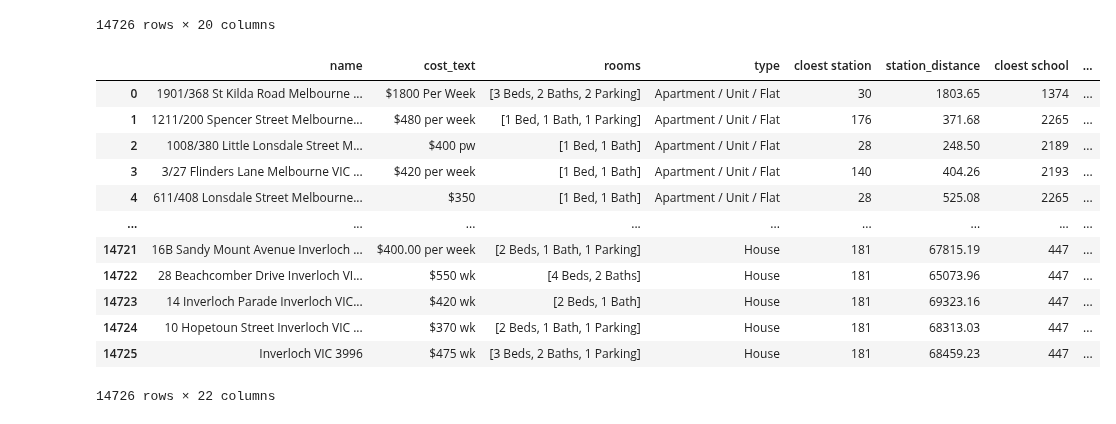
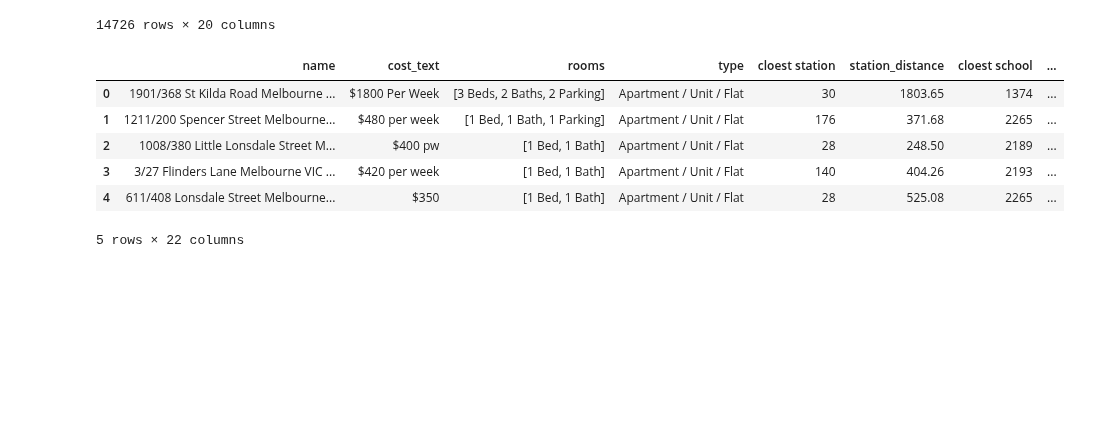
Before and after one commit to MAST30034-Applied-Data-Science/generic-real-estate-consulting-project-group-6, a Jupyter notebook: notebooks/preprocess_property2.0.ipynb, the cells around one changed output. Cells and saved outputs as stored; diff of their text form; code cells hidden in the pictures; blank space fills up the shorter version.

```diff
--- a/notebooks/preprocess_property2.0.ipynb
+++ b/notebooks/preprocess_property2.0.ipynb
@@ -274,20 +262,14 @@ SA2_shape_2016.set_crs(epsg=7844, inplace=True, allow_override=True)
 df_geo_SA2_suburb_16= sjoin(df_geo_SA2_suburb, SA2_shape_2016, how="left")
 df_geo_SA2_suburb_16 = df_geo_SA2_suburb_16.drop(columns=["index_right", 'geometry', 'coordinates'])
 # %%
-df_geo_SA2_suburb_16
+df_geo_SA2_suburb_16.head(5)
 # %% [output]
 |  | name | cost_text | rooms | type | cloest station | station_distance | cloest school | ... |
 | 0 | 1901/368 St Kilda Road Melbourne ... | $1800 Per Week | [3 Beds, 2 Baths, 2 Parking] | Apartment / Unit / Flat | 30 | 1803.65 | 1374 | ... |
 | 1 | 1211/200 Spencer Street Melbourne... | $480 per week | [1 Bed, 1 Bath, 1 Parking] | Apartment / Unit / Flat | 176 | 371.68 | 2265 | ... |
 | 2 | 1008/380 Little Lonsdale Street M... | $400 pw | [1 Bed, 1 Bath] | Apartment / Unit / Flat | 28 | 248.50 | 2189 | ... |
 | 3 | 3/27 Flinders Lane Melbourne VIC ... | $420 per week | [1 Bed, 1 Bath] | Apartment / Unit / Flat | 140 | 404.26 | 2193 | ... |
 | 4 | 611/408 Lonsdale Street Melbourne... | $350 | [1 Bed, 1 Bath] | Apartment / Unit / Flat | 28 | 525.08 | 2265 | ... |
-| ... | ... | ... | ... | ... | ... | ... | ... | ... |
-| 14721 | 16B Sandy Mount Avenue Inverloch ... | $400.00 per week | [2 Beds, 1 Bath, 1 Parking] | House | 181 | 67815.19 | 447 | ... |
-| 14722 | 28 Beachcomber Drive Inverloch VI... | $550 wk | [4 Beds, 2 Baths] | House | 181 | 65073.96 | 447 | ... |
-| 14723 | 14 Inverloch Parade Inverloch VIC... | $420 wk | [2 Beds, 1 Bath] | House | 181 | 69323.16 | 447 | ... |
-| 14724 | 10 Hopetoun Street Inverloch VIC ... | $370 wk | [2 Beds, 1 Bath, 1 Parking] | House | 181 | 68313.03 | 447 | ... |
-| 14725 | Inverloch VIC 3996 | $475 wk | [3 Beds, 2 Baths, 1 Parking] | House | 181 | 68459.23 | 447 | ... |
-14726 rows × 22 columns
+5 rows × 22 columns
 # %%
 df_geo_SA2_suburb_16.to_csv("../data/raw/properties_preporcessed_1.csv")
```
Also changed, not shown: parts of 12 cells of this notebook, 6 other files.
